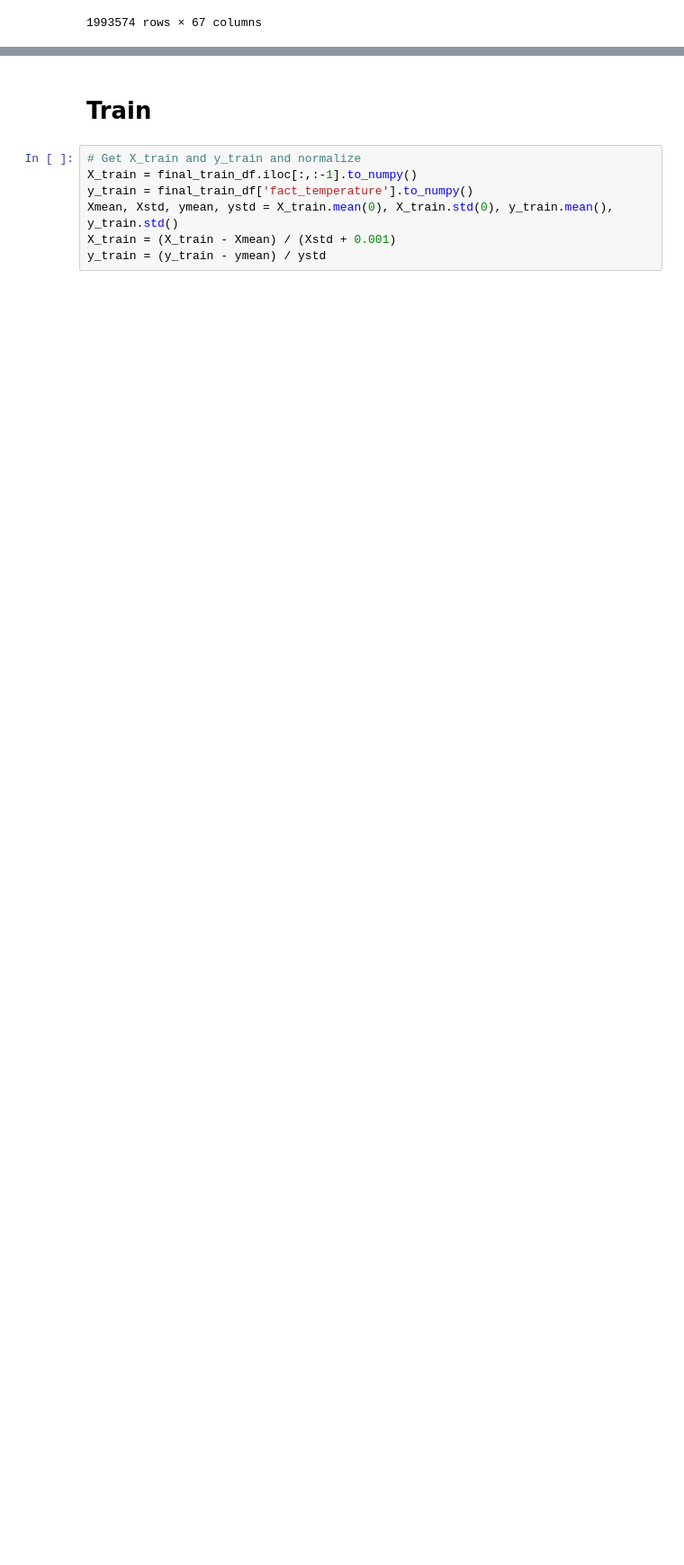
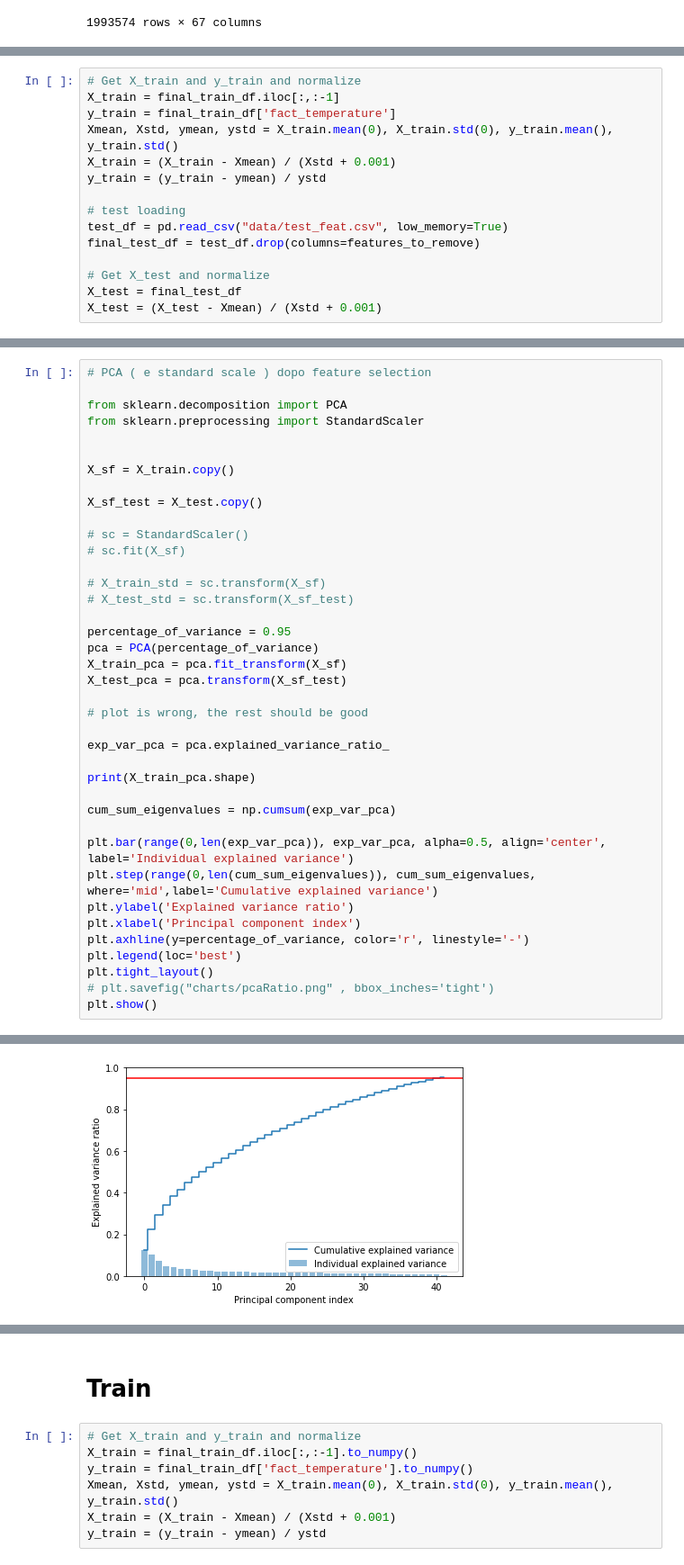
Before and after one commit to AndreaGhiglione/algorithmic-machine-learning, a Jupyter notebook: Challenges/C1 - Weather prediction/Code.ipynb, the cells around one changed output, grey strips where cells are left out. Shown: that part at 90% size. Saved outputs shown, nothing was run; the diff lists cells and outputs as text; blank space fills up the shorter version.

```diff
--- a/Challenges/C1 - Weather prediction/Code.ipynb
+++ b/Challenges/C1 - Weather prediction/Code.ipynb
@@ -218,0 +235,15 @@ final_train_df
+# %%
+# Get X_train and y_train and normalize
+X_train = final_train_df.iloc[:,:-1]
+y_train = final_train_df['fact_temperature']
+Xmean, Xstd, ymean, ystd = X_train.mean(0), X_train.std(0), y_train.mean(), y_train.std()
+X_train = (X_train - Xmean) / (Xstd + 0.001)
+y_train = (y_train - ymean) / ystd
+
+# test loading
+test_df = pd.read_csv("data/test_feat.csv", low_memory=True)
+final_test_df = test_df.drop(columns=features_to_remove)
+
+# Get X_test and normalize
+X_test = final_test_df
+X_test = (X_test - Xmean) / (Xstd + 0.001)
@@ -218,0 +256,40 @@ final_train_df
+# %%
+# PCA ( e standard scale ) dopo feature selection
+
+from sklearn.decomposition import PCA
+from sklearn.preprocessing import StandardScaler
+
+
+X_sf = X_train.copy()
+
+X_sf_test = X_test.copy()
+
+# sc = StandardScaler()
+# sc.fit(X_sf)
+
+# X_train_std = sc.transform(X_sf)
+# X_test_std = sc.transform(X_sf_test)
+
+percentage_of_variance = 0.95
+pca = PCA(percentage_of_variance)
+X_train_pca = pca.fit_transform(X_sf)
+X_test_pca = pca.transform(X_sf_test)
+
+# plot is wrong, the rest should be good
+
+exp_var_pca = pca.explained_variance_ratio_
+
+print(X_train_pca.shape)
+
+cum_sum_eigenvalues = np.cumsum(exp_var_pca)
+
+plt.bar(range(0,len(exp_var_pca)), exp_var_pca, alpha=0.5, align='center', label='Individual explained variance')
+plt.step(range(0,len(cum_sum_eigenvalues)), cum_sum_eigenvalues, where='mid',label='Cumulative explained variance')
+plt.ylabel('Explained variance ratio')
+plt.xlabel('Principal component index')
+plt.axhline(y=percentage_of_variance, color='r', linestyle='-')
+plt.legend(loc='best')
+plt.tight_layout()
+# plt.savefig("charts/pcaRatio.png" , bbox_inches='tight')
+plt.show()
+# %% [output]
@@ -218,0 +297 @@ final_train_df
+[figure, added]
```
Also changed, not shown: parts of 11 cells of this notebook.
